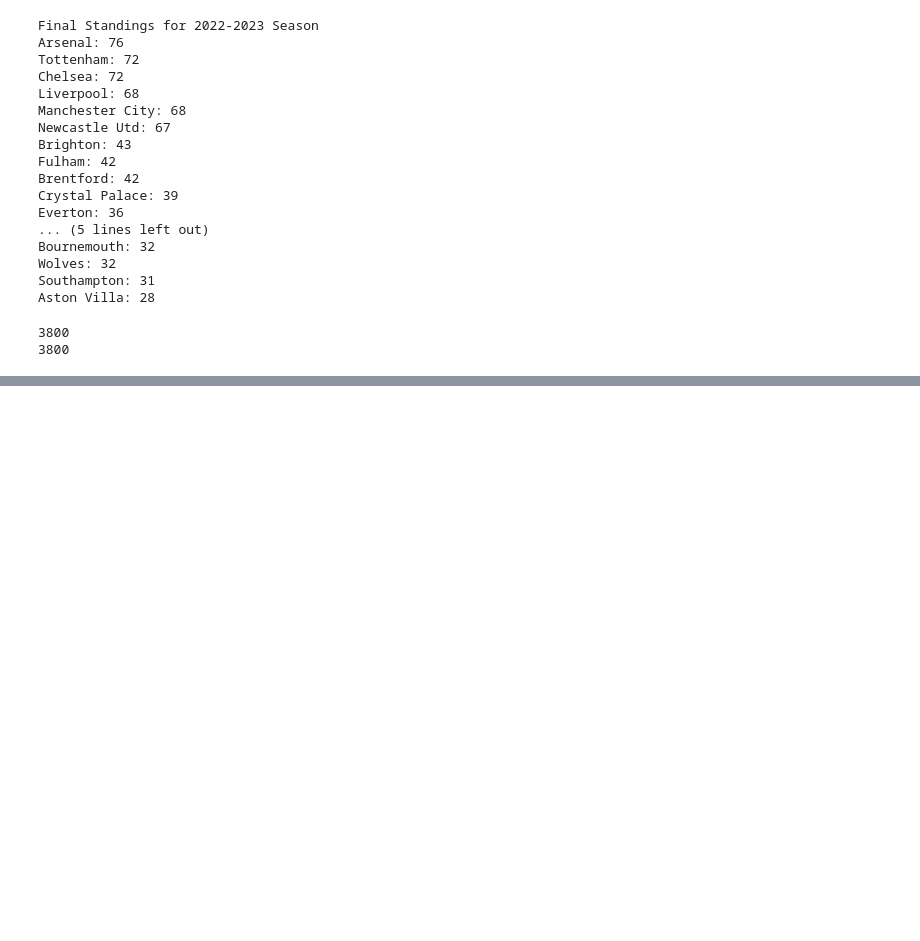
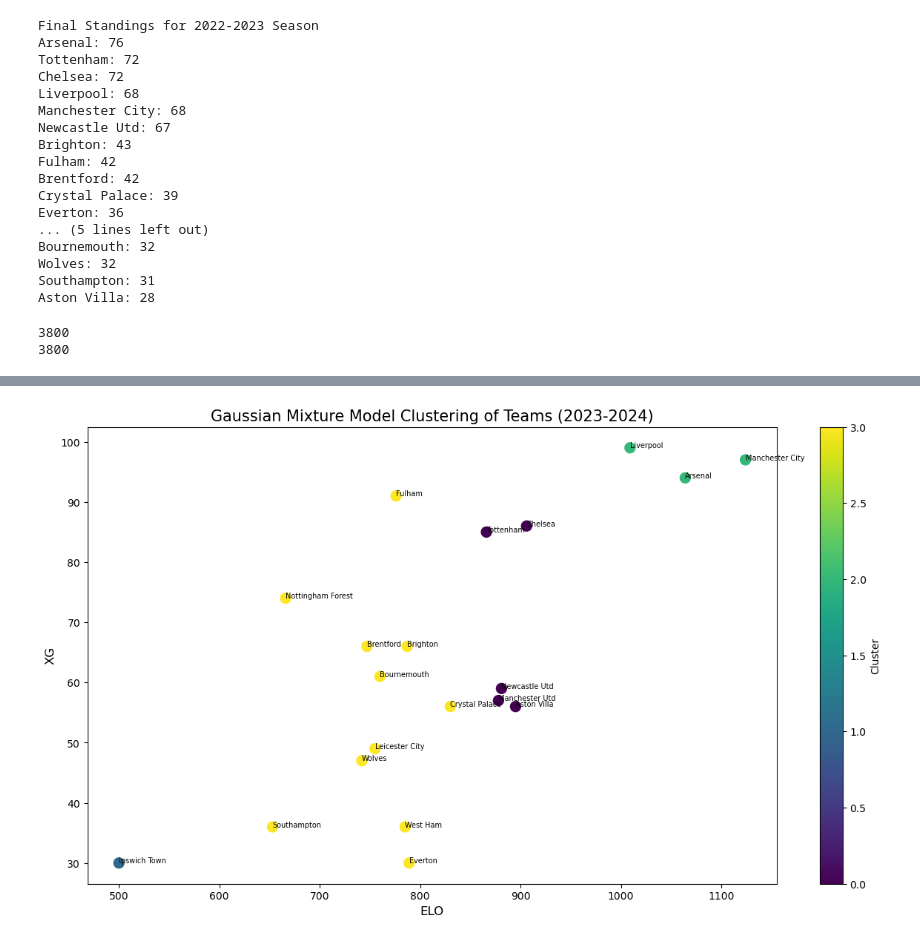
Before and after one commit to ML-Project-PremierInsights/ELO-Insights, a Jupyter notebook: ensemble_models.ipynb, the cells around one changed output, grey strips where cells are left out. Cells and saved outputs as stored; diff of their text form; code cells hidden in the pictures; blank space fills up the shorter version.

```diff
--- a/ensemble_models.ipynb
+++ b/ensemble_models.ipynb
@@ -503,0 +530,26 @@ dataset.to_csv('final_feature_dataset.csv', index=False)
+# %%
+from sklearn.mixture import GaussianMixture
+
+team_data_23_24 = pd.read_csv('Datasets/2023-2024_team_data.csv')
+
+# Apply Gaussian Mixture Model (GMM) for clustering
+gmm = GaussianMixture(n_components=4, random_state=42)
+team_data_23_24['Cluster'] = gmm.fit_predict(team_data_23_24[['ELO', 'XG']])
+
+# Create a scatter plot
+plt.figure(figsize=(15, 8))
+plt.scatter(team_data_23_24['ELO'], team_data_23_24['XG'], c=team_data_23_24['Cluster'], cmap='viridis', s=100)
+
+# Annotating the teams with their names
+for i, row in team_data_23_24.iterrows():
+    plt.text(row['ELO'], row['XG'], row['Team'], fontsize=7)
+
+# Labels and title
+plt.title('Gaussian Mixture Model Clustering of Teams (2023-2024)', fontsize=15)
+plt.xlabel('ELO', fontsize=12)
+plt.ylabel('XG', fontsize=12)
+plt.colorbar(label='Cluster')
+
+plt.show()
+# %% [output]
+[figure, added]
```
Also changed, not shown: parts of 5 cells of this notebook.
